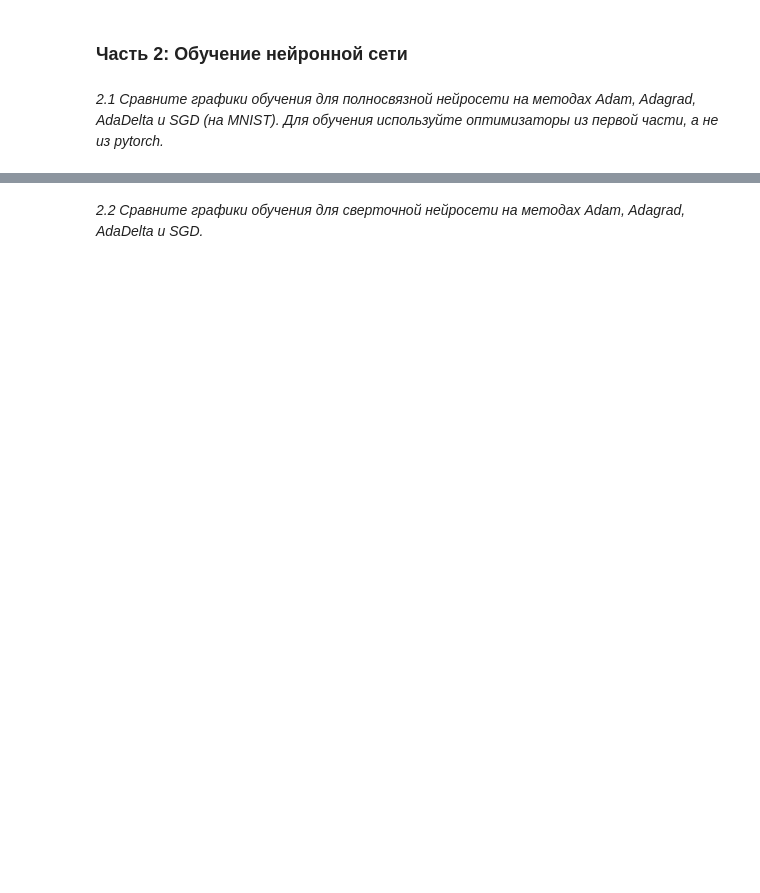
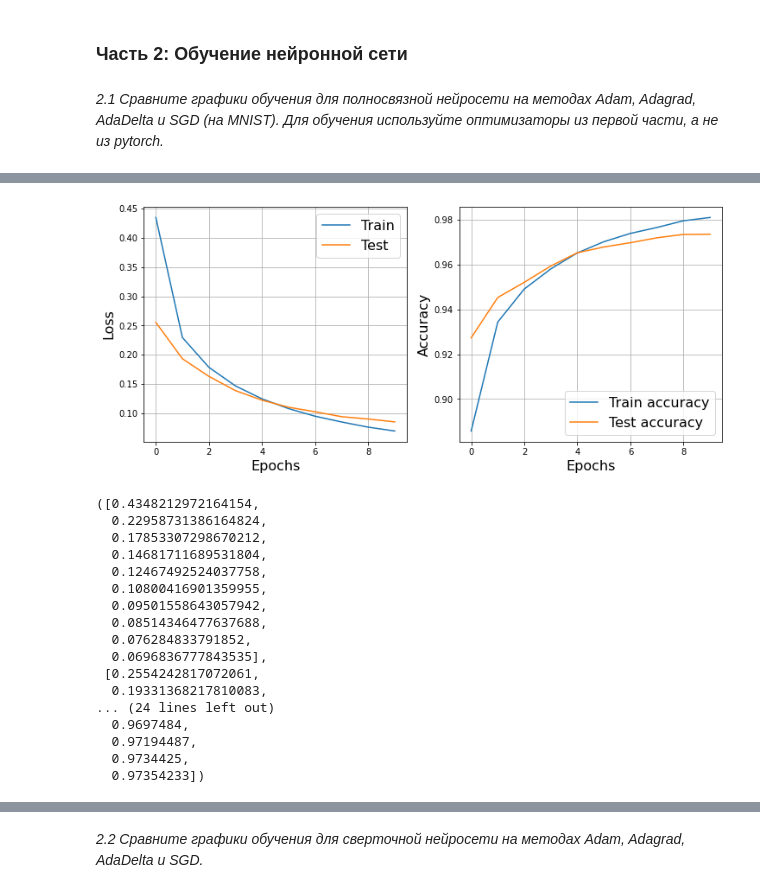
Before and after one commit to bulatral42/sphere_nn, a Jupyter notebook: Sem_07/hw7_valiahmetov.ipynb, the cells around one changed output, grey strips where cells are left out. Cells and saved outputs as stored; diff of their text form; code cells hidden in the pictures; blank space fills up the shorter version.

```diff
--- a/Sem_07/hw7_valiahmetov.ipynb
+++ b/Sem_07/hw7_valiahmetov.ipynb
@@ -265,0 +510,9 @@ test_loader = torch.utils.data.DataLoader(test_dataset, batch_size=32, shuffle=T
+# %%
+layers = [nn.Linear(784, 256), nn.ReLU(), nn.Linear(256, 10)]
+network = nn.Sequential(*layers)
+optim, l_r = SGD, 0.01
+
+layers = [nn.Linear(784, 256), nn.ReLU(), nn.Linear(256, 10), nn.LogSoftmax(dim=1)]
+network = nn.Sequential(*layers)
+train(network, train_loader, test_loader, epochs=10, learning_rate=l_r, optimizer=optim, ravel_init=True)
+# %% [output]
@@ -265,0 +520,18 @@ test_loader = torch.utils.data.DataLoader(test_dataset, batch_size=32, shuffle=T
+[figure, added]
+([0.4348212972164154,
+  0.22958731386164824,
+  0.17853307298670212,
+  0.14681711689531804,
+  0.12467492524037758,
+  0.10800416901359955,
+  0.09501558643057942,
+  0.08514346477637688,
+  0.076284833791852,
+  0.0696836777843535],
+ [0.2554242817072061,
+  0.19331368217810083,
+... (24 lines left out)
+  0.9697484,
+  0.97194487,
+  0.9734425,
+  0.97354233])
```
Also changed, not shown: parts of 22 cells of this notebook.
